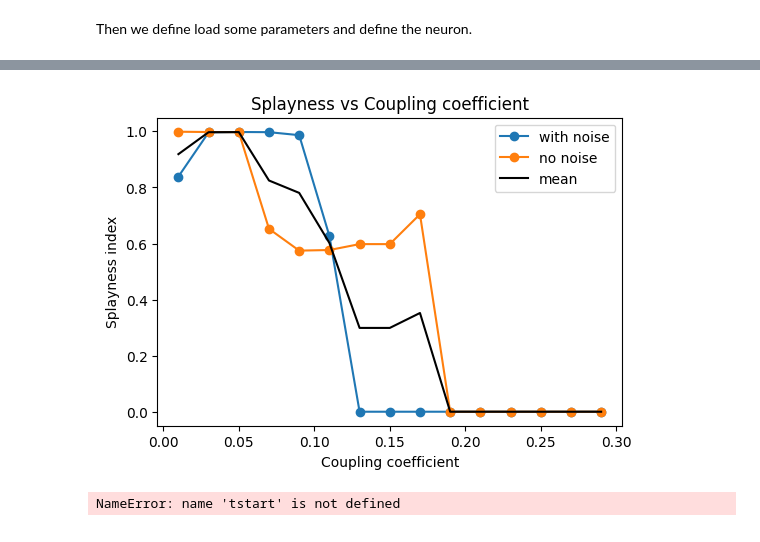
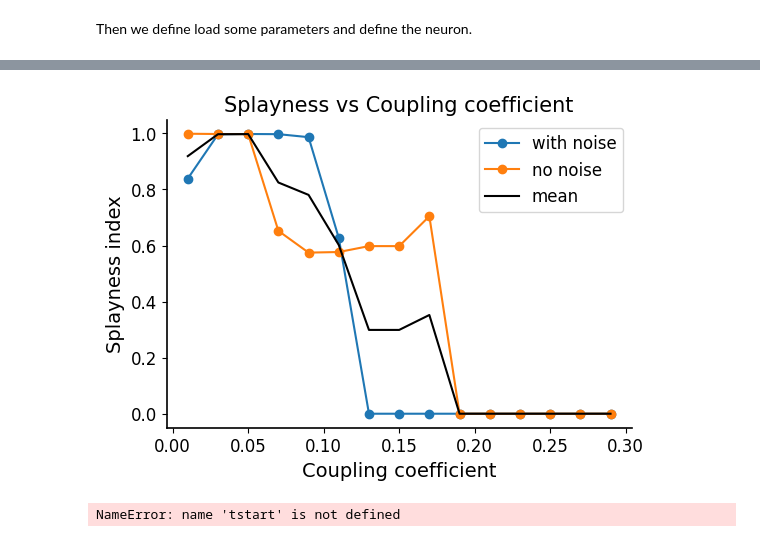
Before and after one commit to AtharvSuryawanshi/Desynchronizing-Neural-Circuits-using-gap-junctions, a Jupyter notebook: splayness_vs_coupling.ipynb, the cells around one changed output, grey strips where cells are left out. Cells and saved outputs as stored; diff of their text form; code cells hidden in the pictures.

Commit message:
splayess v coupling

```diff
--- a/splayness_vs_coupling.ipynb
+++ b/splayness_vs_coupling.ipynb
@@ -82,3 +84,8 @@ Starting simulation at t=0. s for a duration of 3. s
 3. s (100%) simulated in 3s
 Starting simulation at t=0. s for a duration of 3. s
 3. s (100%) simulated in 3s
+# %%
+import pickle
+with open("splayness_vs_coupling.pkl", "rb") as f:
+    spm_array_all = pickle.load(f)
+cc_array = np.arange(0.01, 0.31, 0.02)
@@ -85,22 +150,25 @@ Starting simulation at t=0. s for a duration of 3. s
 # %%
 # plot cc vs splayness
 fig, ax = plt.subplots(figsize=(6,4))
 for i, spm_array in enumerate(spm_array_all):
     if i == 0:
         label = 'with noise'
         color = 'C0'
     else:
         label = f'no noise'
         color = 'C1'
     ax.plot(cc_array, spm_array, '-o', label=label, color=color)
 ax.plot(cc_array, np.mean(spm_array_all, axis=0), color='black', label='mean')
 ax.set_xlabel('Coupling coefficient')
 ax.set_ylabel('Splayness index')
 ax.set_title('Splayness vs Coupling coefficient')
+# remove top and right spines
+ax.spines['top'].set_visible(False)
+ax.spines['right'].set_visible(False)
 plt.legend()
 plt.show()
 # %% [output]
-[figure, old version]
+[figure, new version]
 # %%
 import pickle
 with open('splayness_vs_coupling.pkl', 'wb') as f:
```
Also changed, not shown: parts of 2 cells of this notebook, 1 other file.
